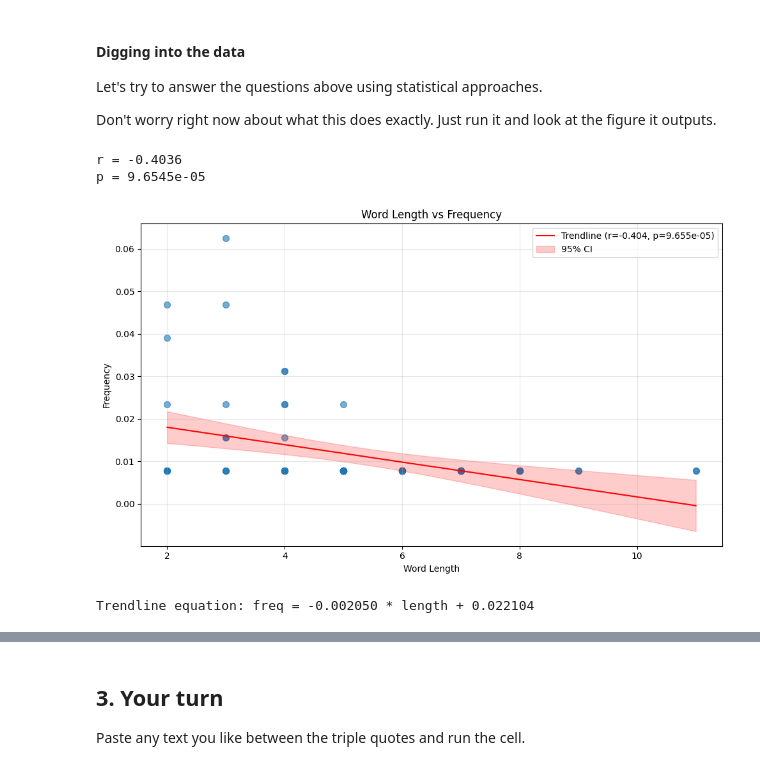
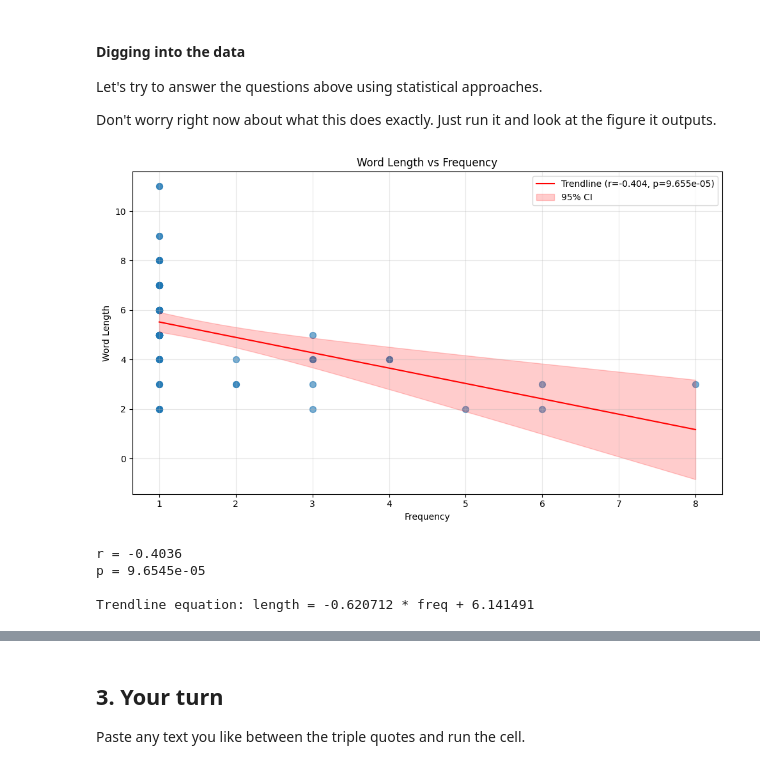
Before and after one commit to christiancasey/measuring-manuscripts, a Jupyter notebook: Workbook/Day 0 Teaser—What is Computational Philology/Teaser Notebook—Hello, World.ipynb, the cells around one changed output, grey strips where cells are left out. Drawn from its saved outputs; the diff is of its cells as text; code cells hidden in the pictures.

```diff
--- a/Workbook/Day 0 Teaser—What is Computational Philology/Teaser Notebook—Hello, World.ipynb
+++ b/Workbook/Day 0 Teaser—What is Computational Philology/Teaser Notebook—Hello, World.ipynb
@@ -160,47 +221,48 @@ Don't worry right now about what this does exactly. Just run it and look at the
 
 import numpy as np
 import matplotlib.pyplot as plt
 from scipy import stats
 
 lengths = [len(word) for word in counts]
 freq = [n for n in counts.values()]
 
-# Perform linear regression
-slope, intercept, r_value, p_value, std_err = stats.linregress(lengths, freq)
+# Regress word length on frequency (word length is now the y variable)
+slope, intercept, r_value, p_value, std_err = stats.linregress(freq, lengths)
 
-# Create trendline predictions
-x_line = np.array([min(lengths), max(lengths)])
+# Trendline predictions across the frequency range
+x_line = np.array([min(freq), max(freq)])
 y_line = slope * x_line + intercept
 
 # Calculate 95% confidence intervals
-n = len(lengths)
+n = len(freq)
 dof = n - 2
 t_val = stats.t.ppf(0.975, dof)
-s_err = np.sqrt(np.sum((np.array(freq) - (slope * np.array(lengths) + intercept))**2) / dof)
-x_mean = np.mean(lengths)
-x_range = np.linspace(min(lengths), max(lengths), 100)
-se = s_err * np.sqrt(1/n + (x_range - x_mean)**2 / np.sum((np.array(lengths) - x_mean)**2))
+s_err = np.sqrt(np.sum((np.array(lengths) - (slope * np.array(freq) + intercept))**2) / dof)
+x_mean = np.mean(freq)
+x_range = np.linspace(min(freq), max(freq), 100)
+se = s_err * np.sqrt(1/n + (x_range - x_mean)**2 / np.sum((np.array(freq) - x_mean)**2))
 ci_upper = slope * x_range + intercept + t_val * se
 ci_lower = slope * x_range + intercept - t_val * se
 
 # Plot
 plt.figure(figsize=(10, 6))
-plt.scatter(lengths, freq, alpha=0.6, s=50)
+plt.scatter(freq, lengths, alpha=0.6, s=50)
 plt.plot(x_line, y_line, 'r-', label=f'Trendline (r={r_value:.3f}, p={p_value:.3e})')
 plt.fill_between(x_range, ci_lower, ci_upper, alpha=0.2, color='red', label='95% CI')
-plt.xlabel('Word Length')
-plt.ylabel('Frequency')
+plt.xlabel('Frequency')
+plt.ylabel('Word Length')
 plt.title('Word Length vs Frequency')
 plt.legend()
 plt.grid(True, alpha=0.3)
 plt.tight_layout()
 plt.show()
 
 print(f'r = {r_value:.4f}')
 print(f'p = {p_value:.4e}')
-print(f'\nTrendline equation: freq = {slope:.6f} * length + {intercept:.6f}')
+print(f'\nTrendline equation: length = {slope:.6f} * freq + {intercept:.6f}')
 # %% [output]
+[figure, new version]
 r = -0.4036
 p = 9.6545e-05
+
+Trendline equation: length = -0.620712 * freq + 6.141491
-[figure, old version]
-Trendline equation: freq = -0.002050 * length + 0.022104
```
Also changed, not shown: parts of 11 cells of this notebook, 3 other files.
